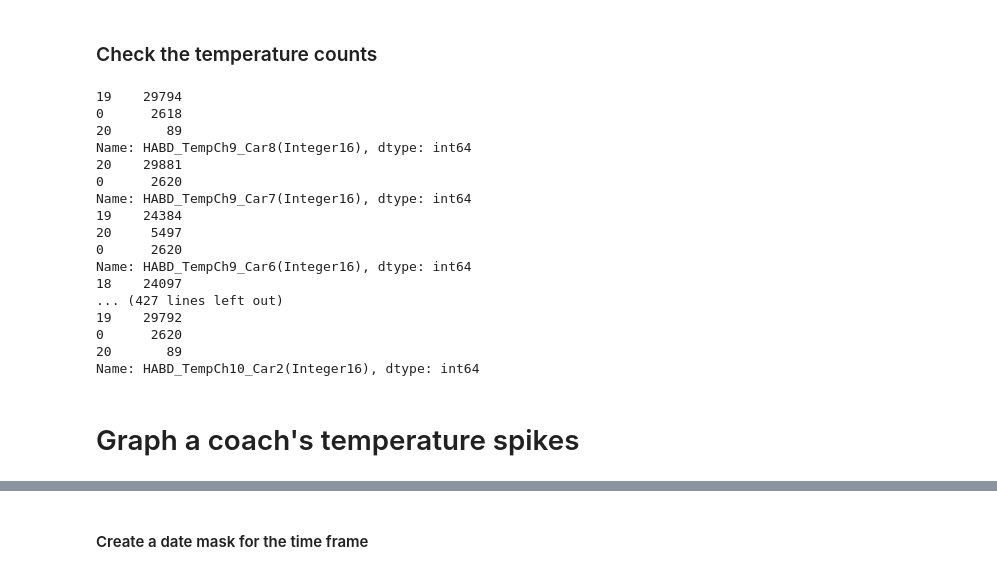
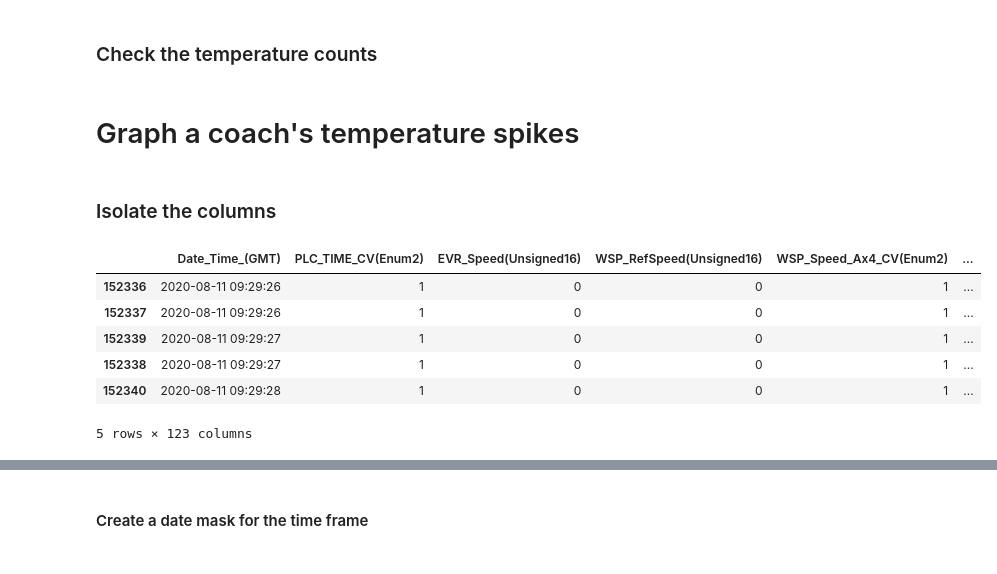
Before and after one commit to benjjo/Timonator, a Jupyter notebook: Timonator.ipynb, the cells around one changed output, grey strips where cells are left out. Cells and saved outputs as stored; diff of their text form; code cells hidden in the pictures.

```diff
--- a/Timonator.ipynb
+++ b/Timonator.ipynb
@@ -164,28 +180,7 @@ Name: HABD_TempCh9_Car7(Integer16), dtype: int64
 Name: EKE_DIOs1_P[31](Unsigned8), dtype: int64
 # %% [markdown]
 ### Check the temperature counts
-# %%
-HABD_cols = [col for col in all_data if 'Temp' in col]
-
-for col in HABD_cols[1:]:
-    print(all_data[col].value_counts())
-# %% [output]
-19    29794
-0      2618
-20       89
-Name: HABD_TempCh9_Car8(Integer16), dtype: int64
-20    29881
-0      2620
-Name: HABD_TempCh9_Car7(Integer16), dtype: int64
-19    24384
-20     5497
-0      2620
-Name: HABD_TempCh9_Car6(Integer16), dtype: int64
-18    24097
-... (427 lines left out)
-19    29792
-0      2620
-20       89
-Name: HABD_TempCh10_Car2(Integer16), dtype: int64
 # %% [markdown]
 # Graph a coach's temperature spikes
+# %% [markdown]
+### Isolate the columns
@@ -191,0 +202,12 @@ Name: HABD_TempCh10_Car2(Integer16), dtype: int64
+# %%
+coach_plot.loc[coach_plot[new_column] >= 10]
+# coach_plot.head()
+all_data.tail()
+# %% [output]
+|  | Date_Time_(GMT) | PLC_TIME_CV(Enum2) | EVR_Speed(Unsigned16) | WSP_RefSpeed(Unsigned16) | WSP_Speed_Ax4_CV(Enum2) | ... |
+| 152336 | 2020-08-11 09:29:26 | 1 | 0 | 0 | 1 | ... |
+| 152337 | 2020-08-11 09:29:26 | 1 | 0 | 0 | 1 | ... |
+| 152339 | 2020-08-11 09:29:27 | 1 | 0 | 0 | 1 | ... |
+| 152338 | 2020-08-11 09:29:27 | 1 | 0 | 0 | 1 | ... |
+| 152340 | 2020-08-11 09:29:28 | 1 | 0 | 0 | 1 | ... |
+5 rows × 123 columns
```
Also changed, not shown: parts of 16 cells of this notebook.
